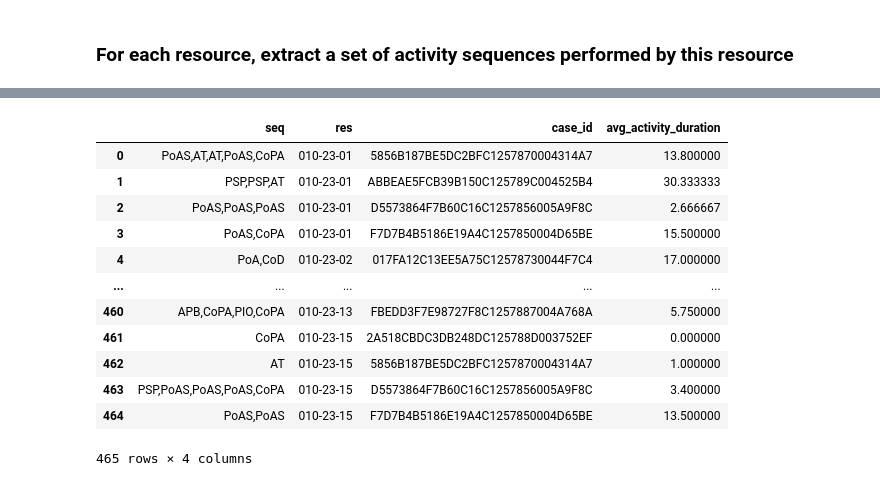
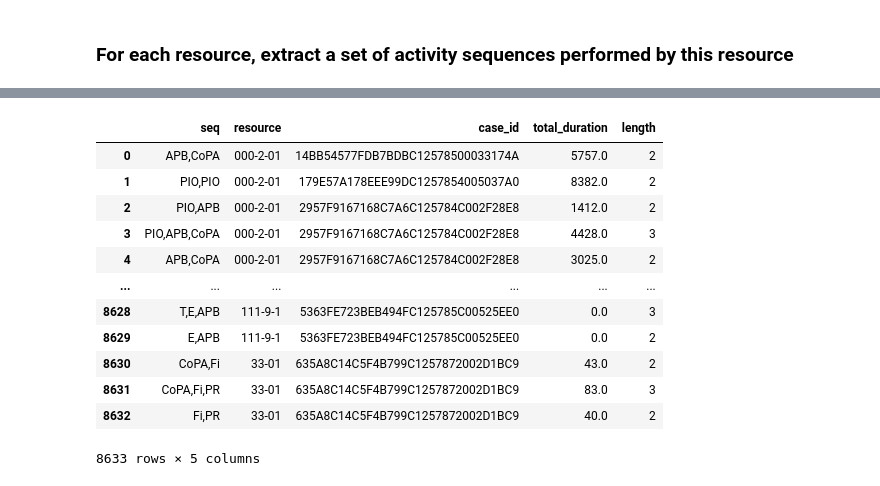
Before and after one commit to roy-jingyang/weasel_detection, a Jupyter notebook: Performance-related/5_Performance_Masking.ipynb, the cells around one changed output, grey strips where cells are left out. Drawn from its saved outputs; the diff is of its cells as text; code cells hidden in the pictures.

```diff
--- a/Performance-related/5_Performance_Masking.ipynb
+++ b/Performance-related/5_Performance_Masking.ipynb
@@ -127,6 +130,6 @@ log
 # %% [markdown]
 ## Performance-PM-2
 # %%
-sel_resources = log.loc[log['department_role'] == '010-23', 'resource'].unique()
+sel_resources = log['resource'].unique()
 print('{} resources are selected'.format(len(sel_resources)))
 # %% [output]
@@ -203,0 +139,28 @@ These resources executed 109 unique sequences
+# %%
+# sort events by complete timestamps
+log = log.sort_values(by='complete timestamp')
+
+seq_log = []
+
+for res, events in log.groupby('resource'):
+    if res in sel_resources:
+        for case_id, trace in events.groupby('case_id'):
+            # ignore singletons
+            if len(trace) <= 1:
+                pass
+            else:
+                for i in range(len(trace) - 1):
+                    for j in range(i + 1, len(trace)):
+                        prefix = trace.iloc[i:j+1]
+                        seq = ','.join(prefix['activity_short'])
+                        length = len(prefix['activity_short'])
+                        total_duration = prefix['activity duration'] = (
+                            prefix.iloc[-1]['complete timestamp'] -
+                            prefix.iloc[0]['start timestamp']
+                        ).total_seconds() / 60
+                        seq_log.append({
+                            'seq': seq,
+                            'resource': res,
+                            'case_id': case_id,
+                            'total_duration': total_duration
+                        })
@@ -204,17 +185,18 @@ These resources executed 109 unique sequences
 # %%
 seq_log = pd.DataFrame(seq_log)
+seq_log['length'] = seq_log['seq'].apply(lambda x: len(x.split(',')))
 seq_log
 # %% [output]
-|  | seq | res | case_id | avg_activity_duration |
-| 0 | PoAS,AT,AT,PoAS,CoPA | 010-23-01 | 5856B187BE5DC2BFC1257870004314A7 | 13.800000 |
-| 1 | PSP,PSP,AT | 010-23-01 | ABBEAE5FCB39B150C125789C004525B4 | 30.333333 |
-| 2 | PoAS,PoAS,PoAS | 010-23-01 | D5573864F7B60C16C1257856005A9F8C | 2.666667 |
-| 3 | PoAS,CoPA | 010-23-01 | F7D7B4B5186E19A4C1257850004D65BE | 15.500000 |
-| 4 | PoA,CoD | 010-23-02 | 017FA12C13EE5A75C12578730044F7C4 | 17.000000 |
-| ... | ... | ... | ... | ... |
-| 460 | APB,CoPA,PIO,CoPA | 010-23-13 | FBEDD3F7E98727F8C1257887004A768A | 5.750000 |
-| 461 | CoPA | 010-23-15 | 2A518CBDC3DB248DC125788D003752EF | 0.000000 |
-| 462 | AT | 010-23-15 | 5856B187BE5DC2BFC1257870004314A7 | 1.000000 |
-| 463 | PSP,PoAS,PoAS,PoAS,CoPA | 010-23-15 | D5573864F7B60C16C1257856005A9F8C | 3.400000 |
-| 464 | PoAS,PoAS | 010-23-15 | F7D7B4B5186E19A4C1257850004D65BE | 13.500000 |
+|  | seq | resource | case_id | total_duration | length |
+| 0 | APB,CoPA | 000-2-01 | 14BB54577FDB7BDBC12578500033174A | 5757.0 | 2 |
+| 1 | PIO,PIO | 000-2-01 | 179E57A178EEE99DC1257854005037A0 | 8382.0 | 2 |
+| 2 | PIO,APB | 000-2-01 | 2957F9167168C7A6C125784C002F28E8 | 1412.0 | 2 |
+| 3 | PIO,APB,CoPA | 000-2-01 | 2957F9167168C7A6C125784C002F28E8 | 4428.0 | 3 |
+| 4 | APB,CoPA | 000-2-01 | 2957F9167168C7A6C125784C002F28E8 | 3025.0 | 2 |
+| ... | ... | ... | ... | ... | ... |
+| 8628 | T,E,APB | 111-9-1 | 5363FE723BEB494FC125785C00525EE0 | 0.0 | 3 |
+| 8629 | E,APB | 111-9-1 | 5363FE723BEB494FC125785C00525EE0 | 0.0 | 2 |
+| 8630 | CoPA,Fi | 33-01 | 635A8C14C5F4B799C1257872002D1BC9 | 43.0 | 2 |
+| 8631 | CoPA,Fi,PR | 33-01 | 635A8C14C5F4B799C1257872002D1BC9 | 83.0 | 3 |
+| 8632 | Fi,PR | 33-01 | 635A8C14C5F4B799C1257872002D1BC9 | 40.0 | 2 |
-465 rows × 4 columns
+8633 rows × 5 columns
```
Also changed, not shown: parts of 13 cells of this notebook, 11 other files.
